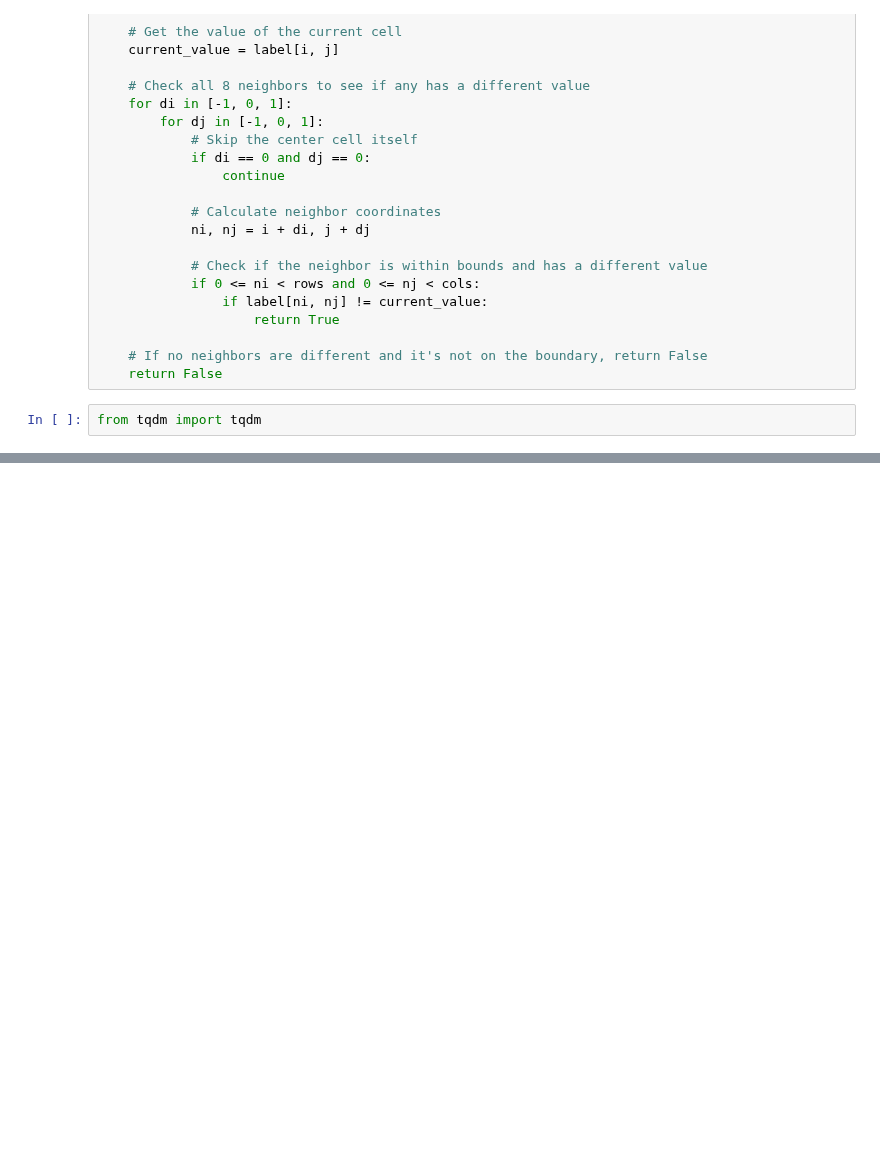
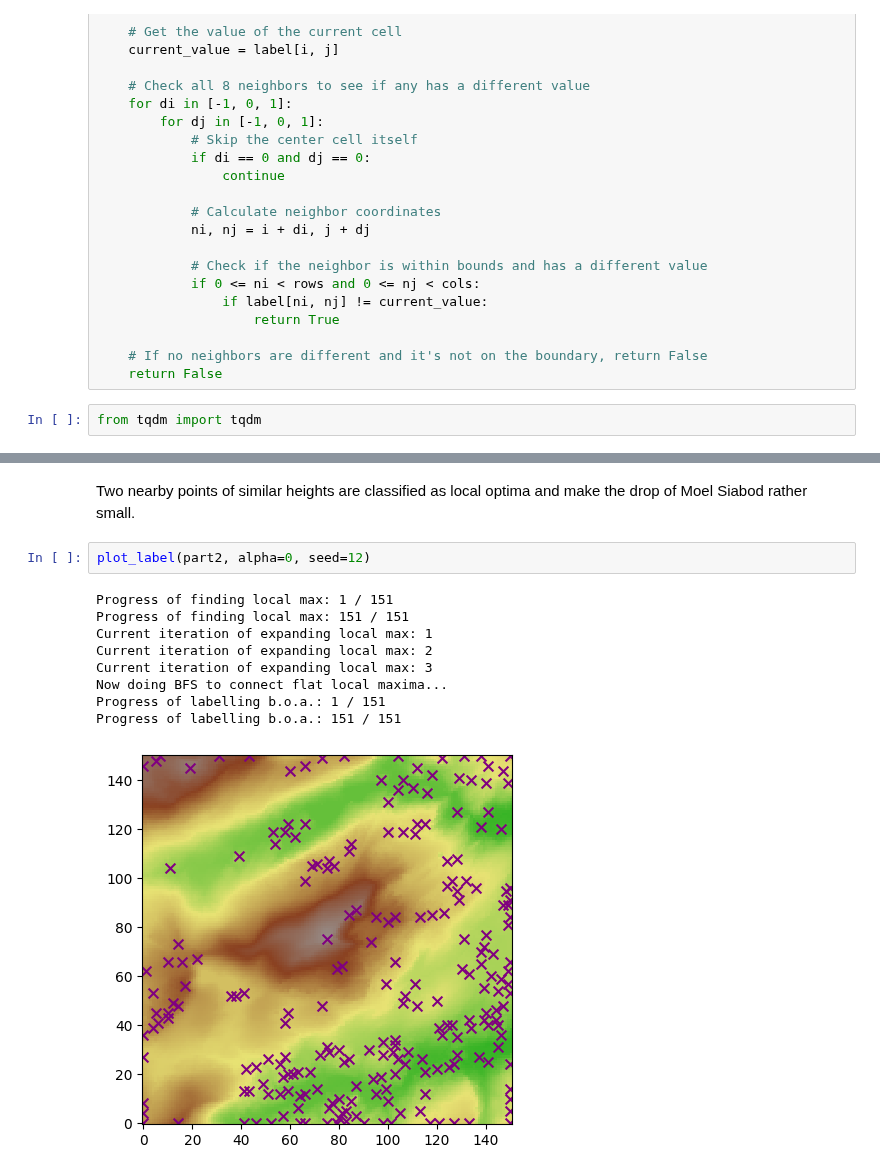
Before and after one commit to CardiacModelling/BenNevisBenchmark, a Jupyter notebook: basin-problem/ipynb/largest-drop.ipynb, the cells around one changed output, grey strips where cells are left out. Drawn from its saved outputs; the diff is of its cells as text; blank space fills up the shorter version.

Commit message:
Update largest drop

```diff
--- a/basin-problem/ipynb/largest-drop.ipynb
+++ b/basin-problem/ipynb/largest-drop.ipynb
@@ -99,0 +210,14 @@ print(h[mi-n:mi+n+1, mj-n:mj+n+1])
+# %% [markdown]
+Two nearby points of similar heights are classified as local optima and make the drop of Moel Siabod rather small.
+# %%
+plot_label(part2, alpha=0, seed=12)
+# %% [output]
+Progress of finding local max: 1 / 151
+Progress of finding local max: 151 / 151
+Current iteration of expanding local max: 1
+Current iteration of expanding local max: 2
+Current iteration of expanding local max: 3
+Now doing BFS to connect flat local maxima...
+Progress of labelling b.o.a.: 1 / 151
+Progress of labelling b.o.a.: 151 / 151
+[figure, added]
```
Also changed, not shown: parts of 31 cells of this notebook.
